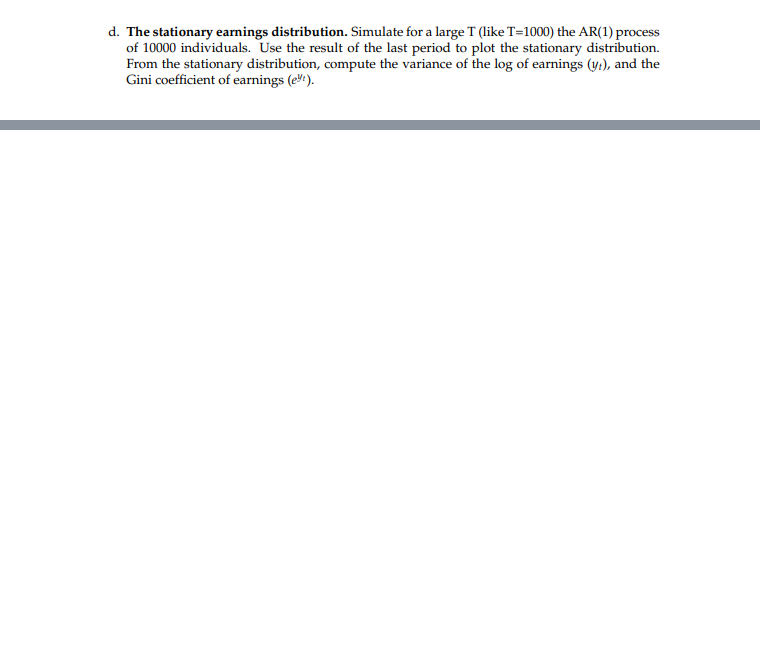
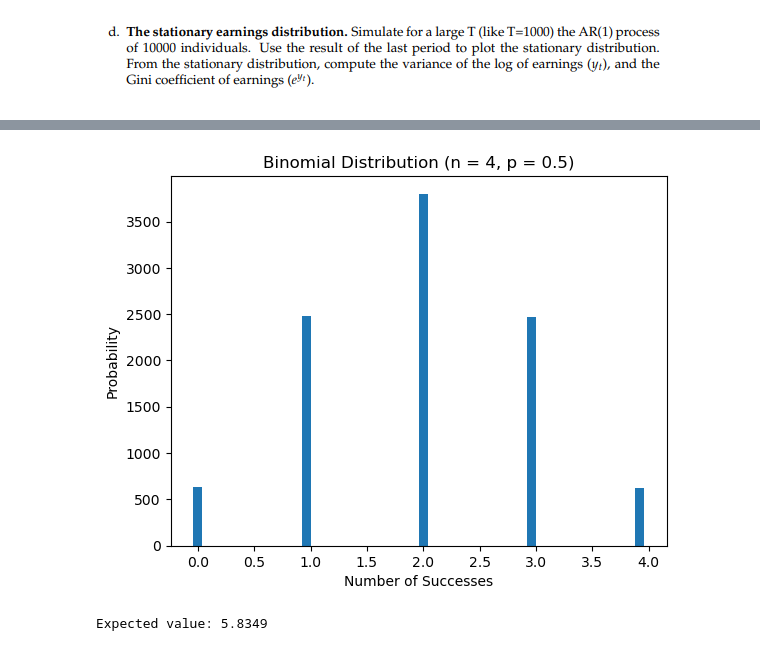
Before and after one commit to ArifShahrin/PS3, a Jupyter notebook: Untitled.ipynb, the cells around one changed output, grey strips where cells are left out. Cells and saved outputs as stored; diff of their text form; code cells hidden in the pictures; blank space fills up the shorter version.

```diff
--- a/Untitled.ipynb
+++ b/Untitled.ipynb
@@ -295,0 +369,23 @@ plt.show()
+# %%
+# Generate the binomial distribution
+n = 4
+p = 0.5
+X = np.random.binomial(n, p, size=10000)
+
+# Plot the resulting distribution
+plt.hist(X, bins=50, align='left')
+plt.xlabel('Number of Successes')
+plt.ylabel('Probability')
+plt.title('Binomial Distribution (n = 4, p = 0.5)')
+plt.show()
+# %% [output]
+[figure, added]
+# %%
+#3b
+N = 10000 #sample size
+sample = np.random.poisson(2, N) # Generate samples from the Poisson distribution
+gx = sample**2 #  g(x) for each sample
+expected_value = np.mean(gx)
+print("Expected value:", expected_value)
+# %% [output]
+Expected value: 5.8349
```
Also changed, not shown: parts of 13 cells of this notebook.
